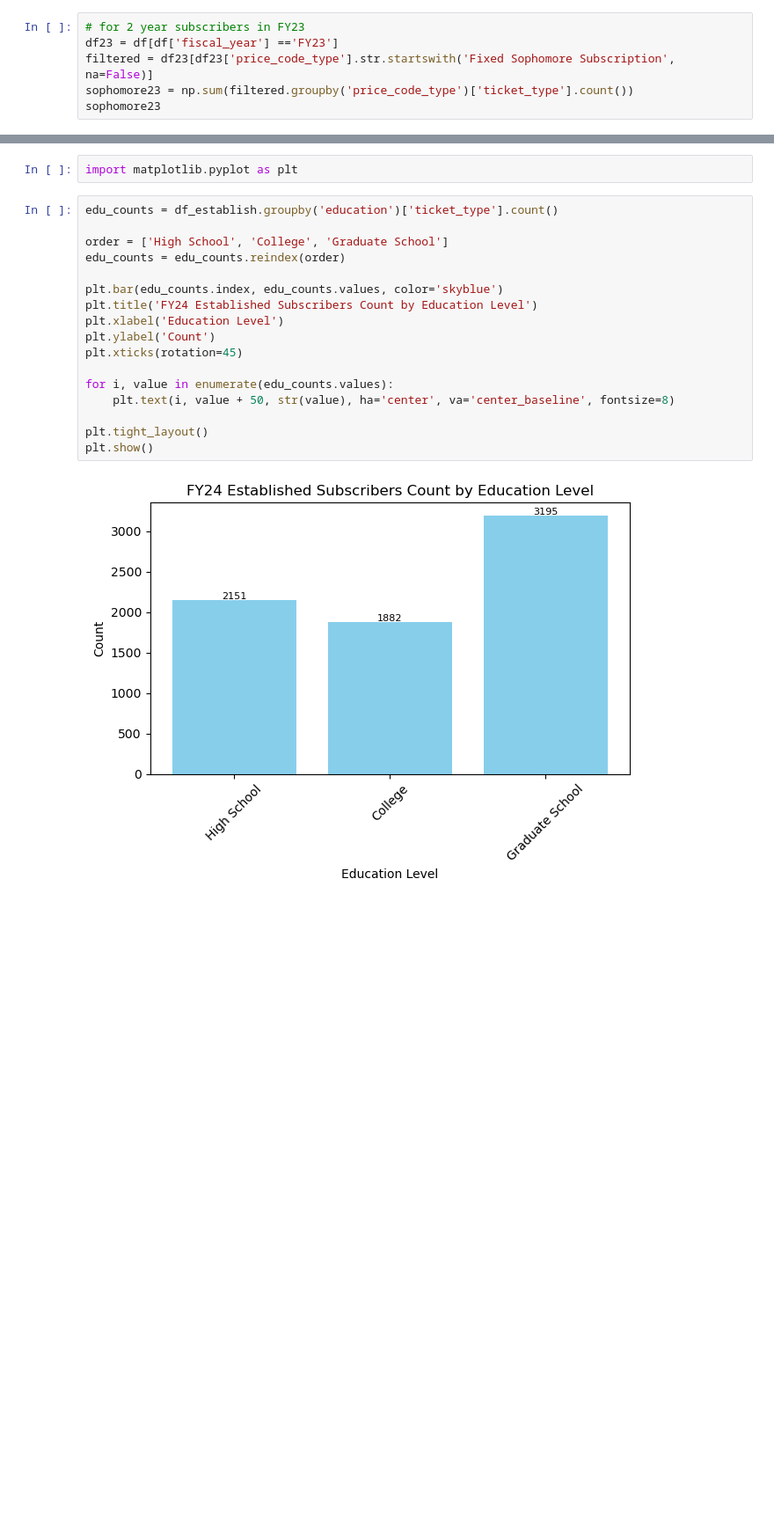
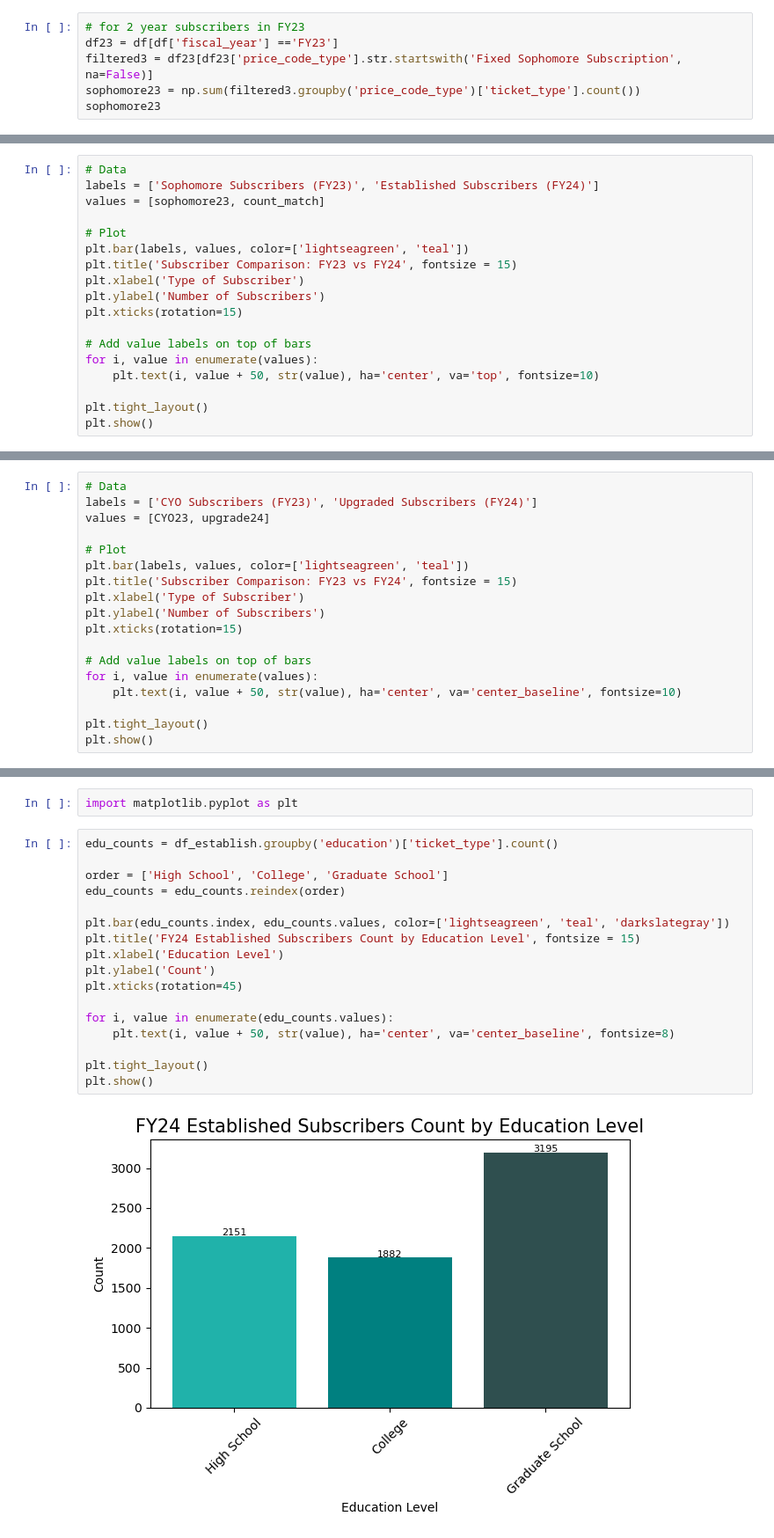
Before and after one commit to gabriela-ilinca/ASO, a Jupyter notebook: briana_workbook.ipynb, the cells around one changed output, grey strips where cells are left out. Shown at 88% size. Cells and saved outputs as stored; diff of their text form; blank space fills up the shorter version.

Commit message:
new visualizations

```diff
--- a/briana_workbook.ipynb
+++ b/briana_workbook.ipynb
@@ -33,8 +54,8 @@ Rate of coming back from Freshman in FY23 to Sophomore in FY24: 44.5217391304347
 # %%
 # for 2 year subscribers in FY23
 df23 = df[df['fiscal_year'] =='FY23']
-filtered = df23[df23['price_code_type'].str.startswith('Fixed Sophomore Subscription', na=False)]
-sophomore23 = np.sum(filtered.groupby('price_code_type')['ticket_type'].count())
+filtered3 = df23[df23['price_code_type'].str.startswith('Fixed Sophomore Subscription', na=False)]
+sophomore23 = np.sum(filtered3.groupby('price_code_type')['ticket_type'].count())
 sophomore23
 # %% [output]
 1015
@@ -49,0 +89,18 @@ established24
+# %%
+# Data
+labels = ['Sophomore Subscribers (FY23)', 'Established Subscribers (FY24)']
+values = [sophomore23, count_match]
+
+# Plot
+plt.bar(labels, values, color=['lightseagreen', 'teal'])
+plt.title('Subscriber Comparison: FY23 vs FY24', fontsize = 15)
+plt.xlabel('Type of Subscriber')
+plt.ylabel('Number of Subscribers')
+plt.xticks(rotation=15)
+
+# Add value labels on top of bars
+for i, value in enumerate(values):
+    plt.text(i, value + 50, str(value), ha='center', va='top', fontsize=10)
+
+plt.tight_layout()
+plt.show()
@@ -64,3 +123,21 @@ print('Rate of coming back from CYO in FY23 to Upgraded in FY24: ' + str(upgrade
 CYO Subscribers in FY23: 2537
 Upgraded subscriptions in FY24: 446
 Rate of coming back from CYO in FY23 to Upgraded in FY24: 17.57981868348443
+# %%
+# Data
+labels = ['CYO Subscribers (FY23)', 'Upgraded Subscribers (FY24)']
+values = [CYO23, upgrade24]
+
+# Plot
+plt.bar(labels, values, color=['lightseagreen', 'teal'])
+plt.title('Subscriber Comparison: FY23 vs FY24', fontsize = 15)
+plt.xlabel('Type of Subscriber')
+plt.ylabel('Number of Subscribers')
+plt.xticks(rotation=15)
+
+# Add value labels on top of bars
+for i, value in enumerate(values):
+    plt.text(i, value + 50, str(value), ha='center', va='center_baseline', fontsize=10)
+
+plt.tight_layout()
+plt.show()
@@ -85,22 +164,22 @@ import matplotlib.pyplot as plt
 # %%
 edu_counts = df_establish.groupby('education')['ticket_type'].count()
 
 order = ['High School', 'College', 'Graduate School']
 edu_counts = edu_counts.reindex(order)
 
-plt.bar(edu_counts.index, edu_counts.values, color='skyblue')
-plt.title('FY24 Established Subscribers Count by Education Level')
+plt.bar(edu_counts.index, edu_counts.values, color=['lightseagreen', 'teal', 'darkslategray'])
+plt.title('FY24 Established Subscribers Count by Education Level', fontsize = 15)
 plt.xlabel('Education Level')
 plt.ylabel('Count')
 plt.xticks(rotation=45)
 
 for i, value in enumerate(edu_counts.values):
     plt.text(i, value + 50, str(value), ha='center', va='center_baseline', fontsize=8)
 
 plt.tight_layout()
 plt.show()
 # %% [output]
-[figure, old version]
+[figure, new version]
 # %%
 marital_counts = df_establish.groupby('marital_status')['ticket_type'].count()
 
```
Also changed, not shown: parts of 10 cells of this notebook.
